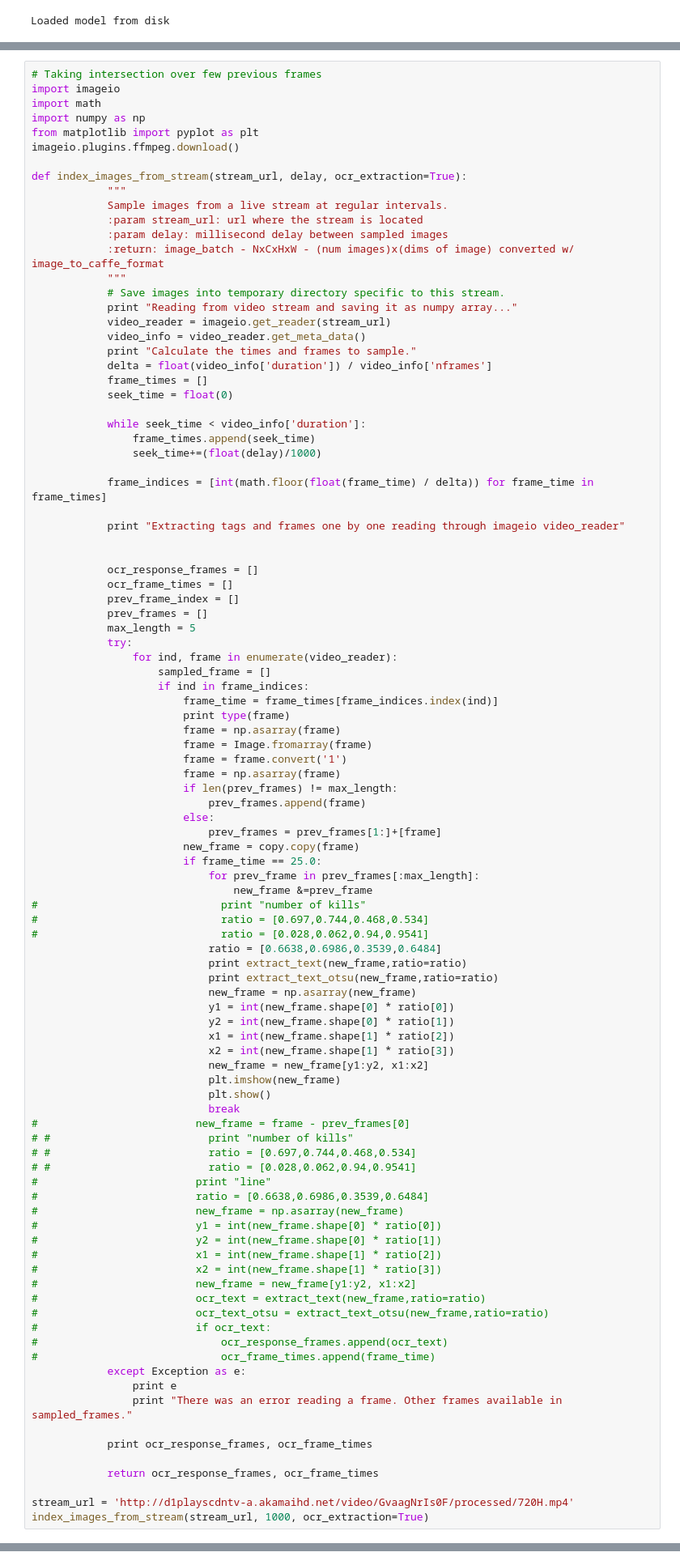
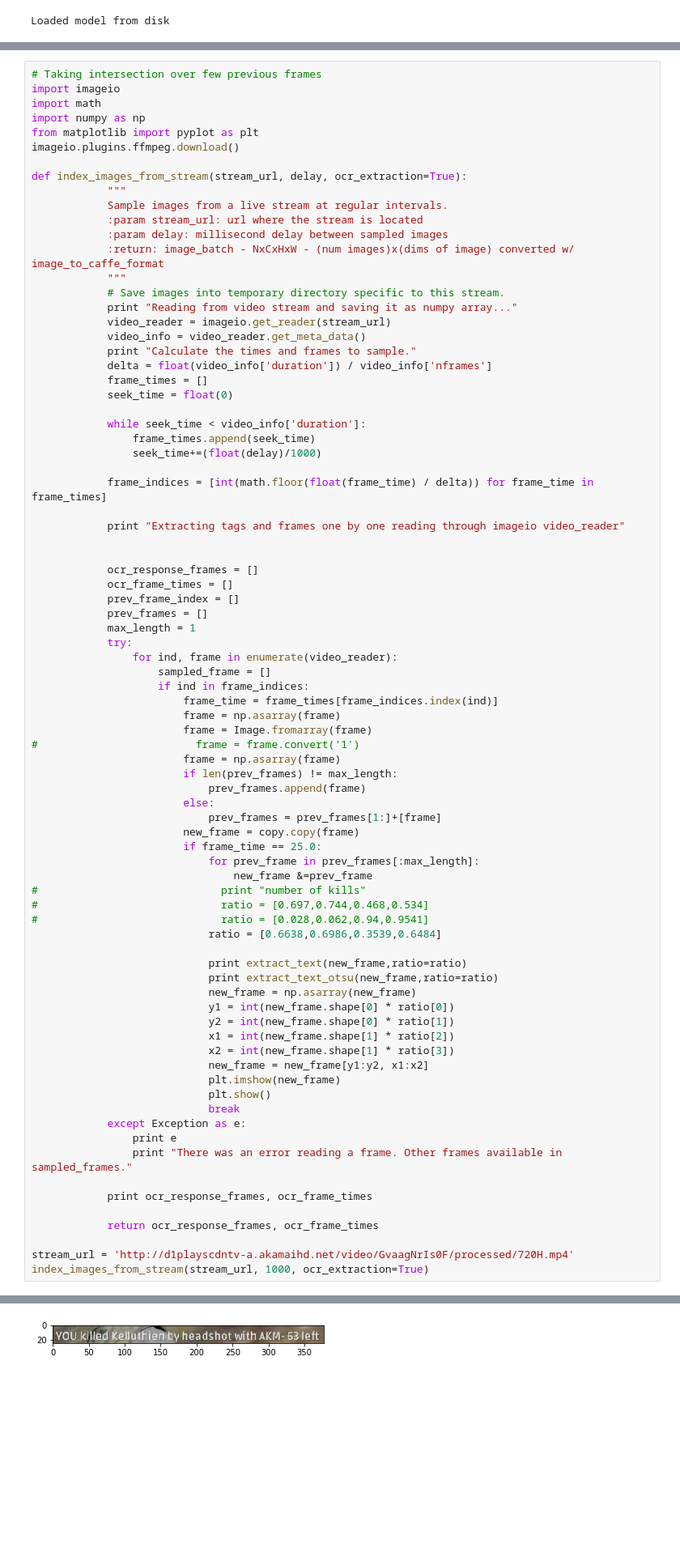
Before and after one commit to shabazbpatel/model-ocr-digits, a Jupyter notebook: src/ocr.ipynb, the cells around one changed output, grey strips where cells are left out. Shown at 81% size. Drawn from its saved outputs; the diff is of its cells as text; blank space fills up the shorter version.

```diff
--- a/src/ocr.ipynb
+++ b/src/ocr.ipynb
@@ -929,16 +915,15 @@ def index_images_from_stream(stream_url, delay, ocr_extraction=True):
             ocr_frame_times = []
             prev_frame_index = []
             prev_frames = []
-            max_length = 5
+            max_length = 1
             try:
                 for ind, frame in enumerate(video_reader):
                     sampled_frame = []
                     if ind in frame_indices:
                         frame_time = frame_times[frame_indices.index(ind)]
-                        print type(frame)
                         frame = np.asarray(frame)
                         frame = Image.fromarray(frame)
-                        frame = frame.convert('1')
+#                         frame = frame.convert('1')
                         frame = np.asarray(frame)
                         if len(prev_frames) != max_length:
                             prev_frames.append(frame)
@@ -952,6 +937,7 @@ def index_images_from_stream(stream_url, delay, ocr_extraction=True):
 #                             ratio = [0.697,0.744,0.468,0.534]
 #                             ratio = [0.028,0.062,0.94,0.9541]
                             ratio = [0.6638,0.6986,0.3539,0.6484]
+
                             print extract_text(new_frame,ratio=ratio)
                             print extract_text_otsu(new_frame,ratio=ratio)
                             new_frame = np.asarray(new_frame)
@@ -963,23 +949,6 @@ def index_images_from_stream(stream_url, delay, ocr_extraction=True):
                             plt.imshow(new_frame)
                             plt.show()
                             break
-#                         new_frame = frame - prev_frames[0]
-# #                         print "number of kills"
-# #                         ratio = [0.697,0.744,0.468,0.534]
-# #                         ratio = [0.028,0.062,0.94,0.9541]
-#                         print "line"
-#                         ratio = [0.6638,0.6986,0.3539,0.6484]
-#                         new_frame = np.asarray(new_frame)
-#                         y1 = int(new_frame.shape[0] * ratio[0])
-#                         y2 = int(new_frame.shape[0] * ratio[1])
-#                         x1 = int(new_frame.shape[1] * ratio[2])
-#                         x2 = int(new_frame.shape[1] * ratio[3])
-#                         new_frame = new_frame[y1:y2, x1:x2]
-#                         ocr_text = extract_text(new_frame,ratio=ratio)
-#                         ocr_text_otsu = extract_text_otsu(new_frame,ratio=ratio)
-#                         if ocr_text:
-#                             ocr_response_frames.append(ocr_text)
-#                             ocr_frame_times.append(frame_time)
             except Exception as e:
                 print e
                 print "There was an error reading a frame. Other frames available in sampled_frames."
@@ -1010,0 +968 @@ There was an error reading a frame. Other frames available in sampled_frames.
+[figure, added]
```
Also changed, not shown: parts of 15 cells of this notebook.
